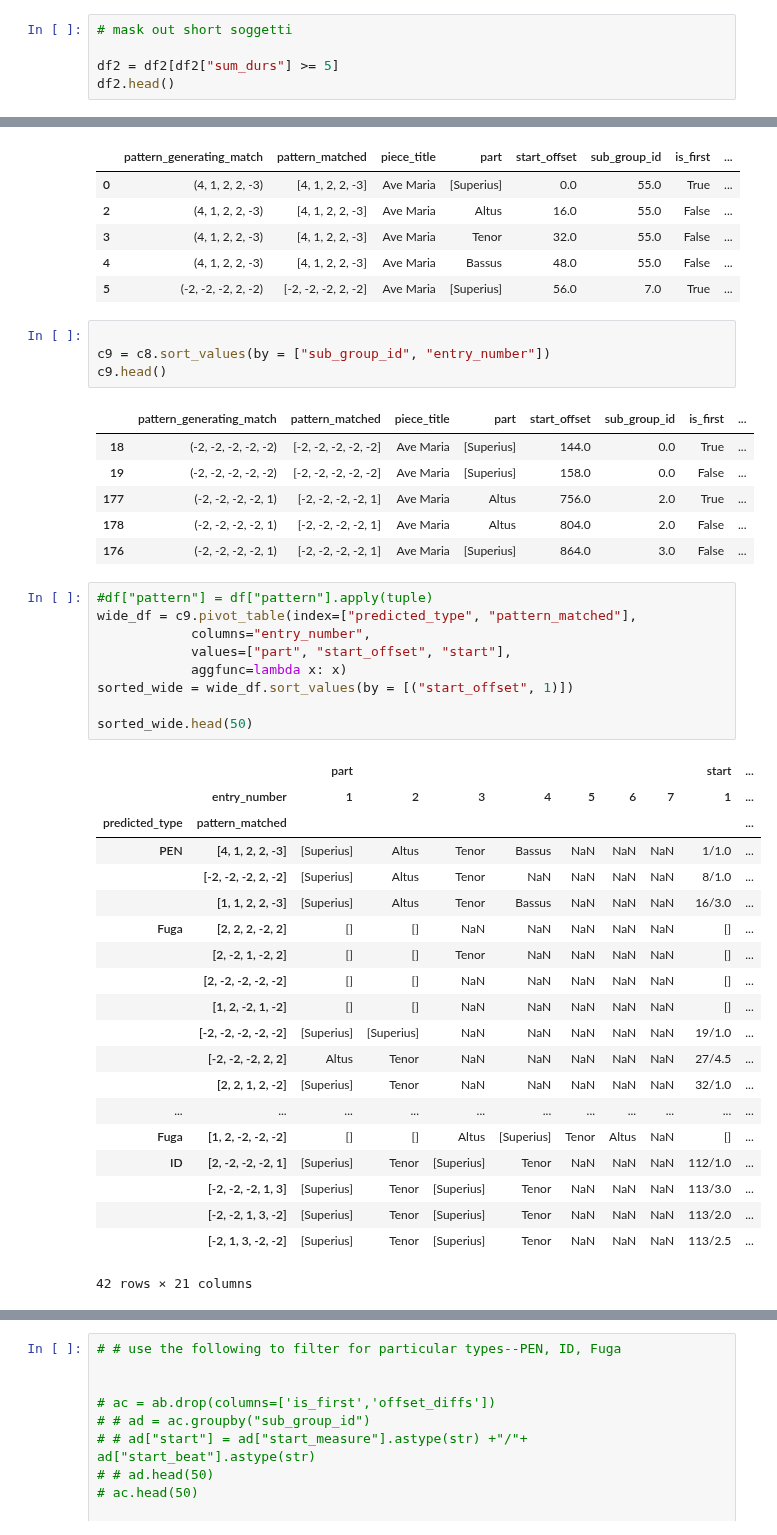
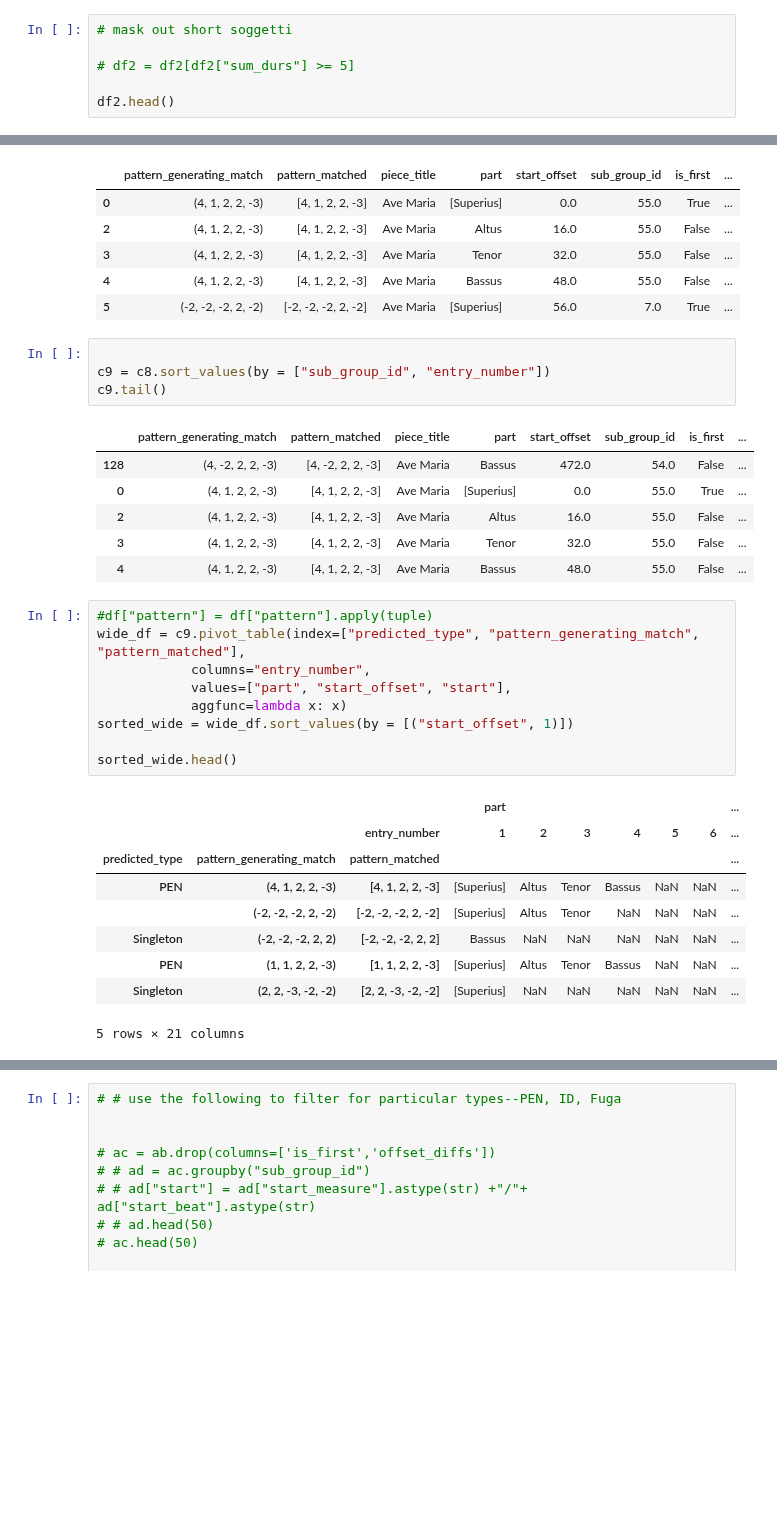
Before and after one commit to RichardFreedman/CRIM-notebooks, a Jupyter notebook: CRIM/CRIM_Group_Tests.ipynb, the cells around one changed output, grey strips where cells are left out. Saved outputs shown, nothing was run; the diff lists cells and outputs as text; blank space fills up the shorter version.

Commit message:
Group pivot update

```diff
--- a/CRIM/CRIM_Group_Tests.ipynb
+++ b/CRIM/CRIM_Group_Tests.ipynb
@@ -160,7 +160,8 @@ df2.head()
 # %%
 # mask out short soggetti
 
-df2 = df2[df2["sum_durs"] >= 5]
+# df2 = df2[df2["sum_durs"] >= 5]
+
 df2.head()
 # %% [output]
 |  | pattern_generating_match | pattern_matched | piece_title | part | start_measure | start_beat | start_offset | ... |
@@ -226,44 +227,33 @@ c8.head()
 # %%
 
 c9 = c8.sort_values(by = ["sub_group_id", "entry_number"])
-c9.head()
+c9.tail()
 # %% [output]
 |  | pattern_generating_match | pattern_matched | piece_title | part | start_offset | sub_group_id | is_first | ... |
-| 18 | (-2, -2, -2, -2, -2) | [-2, -2, -2, -2, -2] | Ave Maria | [Superius] | 144.0 | 0.0 | True | ... |
-| 19 | (-2, -2, -2, -2, -2) | [-2, -2, -2, -2, -2] | Ave Maria | [Superius] | 158.0 | 0.0 | False | ... |
-| 177 | (-2, -2, -2, -2, 1) | [-2, -2, -2, -2, 1] | Ave Maria | Altus | 756.0 | 2.0 | True | ... |
-| 178 | (-2, -2, -2, -2, 1) | [-2, -2, -2, -2, 1] | Ave Maria | Altus | 804.0 | 2.0 | False | ... |
-| 176 | (-2, -2, -2, -2, 1) | [-2, -2, -2, -2, 1] | Ave Maria | [Superius] | 864.0 | 3.0 | False | ... |
+| 128 | (4, -2, 2, 2, -3) | [4, -2, 2, 2, -3] | Ave Maria | Bassus | 472.0 | 54.0 | False | ... |
+| 0 | (4, 1, 2, 2, -3) | [4, 1, 2, 2, -3] | Ave Maria | [Superius] | 0.0 | 55.0 | True | ... |
+| 2 | (4, 1, 2, 2, -3) | [4, 1, 2, 2, -3] | Ave Maria | Altus | 16.0 | 55.0 | False | ... |
+| 3 | (4, 1, 2, 2, -3) | [4, 1, 2, 2, -3] | Ave Maria | Tenor | 32.0 | 55.0 | False | ... |
+| 4 | (4, 1, 2, 2, -3) | [4, 1, 2, 2, -3] | Ave Maria | Bassus | 48.0 | 55.0 | False | ... |
 # %%
 #df["pattern"] = df["pattern"].apply(tuple)
-wide_df = c9.pivot_table(index=["predicted_type", "pattern_matched"],
+wide_df = c9.pivot_table(index=["predicted_type", "pattern_generating_match", "pattern_matched"],
             columns="entry_number",
             values=["part", "start_offset", "start"],
             aggfunc=lambda x: x)
 sorted_wide = wide_df.sort_values(by = [("start_offset", 1)])
 
-sorted_wide.head(50)
+sorted_wide.head()
 # %% [output]
-|  |  | part |  |  |  |  |  |  | start | ... |
-|  | entry_number | 1 | 2 | 3 | 4 | 5 | 6 | 7 | 1 | ... |
-| predicted_type | pattern_matched |  |  |  |  |  |  |  |  | ... |
-| PEN | [4, 1, 2, 2, -3] | [Superius] | Altus | Tenor | Bassus | NaN | NaN | NaN | 1/1.0 | ... |
-|  | [-2, -2, -2, 2, -2] | [Superius] | Altus | Tenor | NaN | NaN | NaN | NaN | 8/1.0 | ... |
-|  | [1, 1, 2, 2, -3] | [Superius] | Altus | Tenor | Bassus | NaN | NaN | NaN | 16/3.0 | ... |
-| Fuga | [2, 2, 2, -2, 2] | [] | [] | NaN | NaN | NaN | NaN | NaN | [] | ... |
-|  | [2, -2, 1, -2, 2] | [] | [] | Tenor | NaN | NaN | NaN | NaN | [] | ... |
-|  | [2, -2, -2, -2, -2] | [] | [] | NaN | NaN | NaN | NaN | NaN | [] | ... |
-|  | [1, 2, -2, 1, -2] | [] | [] | NaN | NaN | NaN | NaN | NaN | [] | ... |
-|  | [-2, -2, -2, -2, -2] | [Superius] | [Superius] | NaN | NaN | NaN | NaN | NaN | 19/1.0 | ... |
-|  | [-2, -2, -2, 2, 2] | Altus | Tenor | NaN | NaN | NaN | NaN | NaN | 27/4.5 | ... |
-|  | [2, 2, 1, 2, -2] | [Superius] | Tenor | NaN | NaN | NaN | NaN | NaN | 32/1.0 | ... |
-| ... | ... | ... | ... | ... | ... | ... | ... | ... | ... | ... |
-| Fuga | [1, 2, -2, -2, -2] | [] | [] | Altus | [Superius] | Tenor | Altus | NaN | [] | ... |
-| ID | [2, -2, -2, -2, 1] | [Superius] | Tenor | [Superius] | Tenor | NaN | NaN | NaN | 112/1.0 | ... |
-|  | [-2, -2, -2, 1, 3] | [Superius] | Tenor | [Superius] | Tenor | NaN | NaN | NaN | 113/3.0 | ... |
-|  | [-2, -2, 1, 3, -2] | [Superius] | Tenor | [Superius] | Tenor | NaN | NaN | NaN | 113/2.0 | ... |
-|  | [-2, 1, 3, -2, -2] | [Superius] | Tenor | [Superius] | Tenor | NaN | NaN | NaN | 113/2.5 | ... |
+|  |  |  | part |  |  |  |  |  | ... |
+|  |  | entry_number | 1 | 2 | 3 | 4 | 5 | 6 | ... |
+| predicted_type | pattern_generating_match | pattern_matched |  |  |  |  |  |  | ... |
+| PEN | (4, 1, 2, 2, -3) | [4, 1, 2, 2, -3] | [Superius] | Altus | Tenor | Bassus | NaN | NaN | ... |
+|  | (-2, -2, -2, 2, -2) | [-2, -2, -2, 2, -2] | [Superius] | Altus | Tenor | NaN | NaN | NaN | ... |
+| Singleton | (-2, -2, -2, 2, 2) | [-2, -2, -2, 2, 2] | Bassus | NaN | NaN | NaN | NaN | NaN | ... |
+| PEN | (1, 1, 2, 2, -3) | [1, 1, 2, 2, -3] | [Superius] | Altus | Tenor | Bassus | NaN | NaN | ... |
+| Singleton | (2, 2, -3, -2, -2) | [2, 2, -3, -2, -2] | [Superius] | NaN | NaN | NaN | NaN | NaN | ... |
-42 rows × 21 columns
+5 rows × 21 columns
 # %%
 sorted_wide = sorted_wide.reset_index()
 sorted_wide = sorted_wide.drop(columns=['pattern_generating_match'])
```
Also changed, not shown: parts of 3 cells of this notebook, 6 other files.
